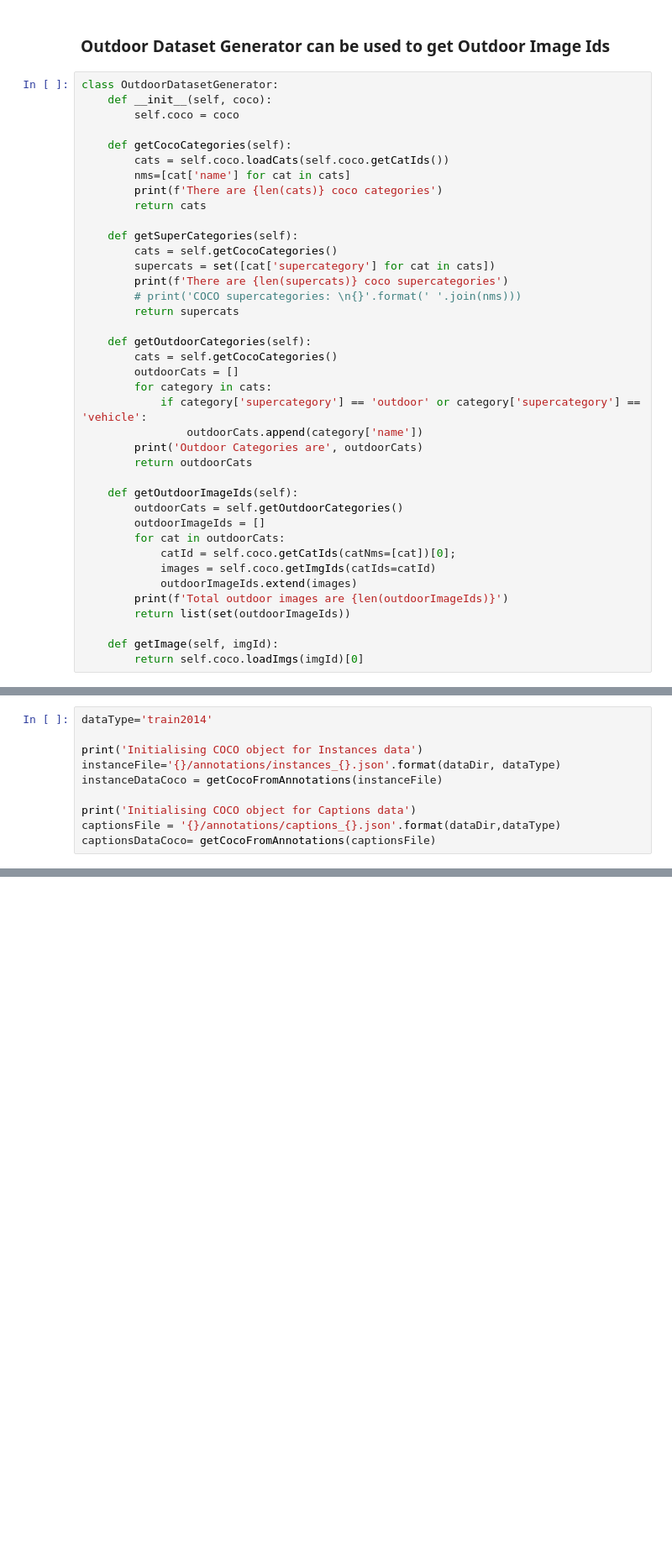
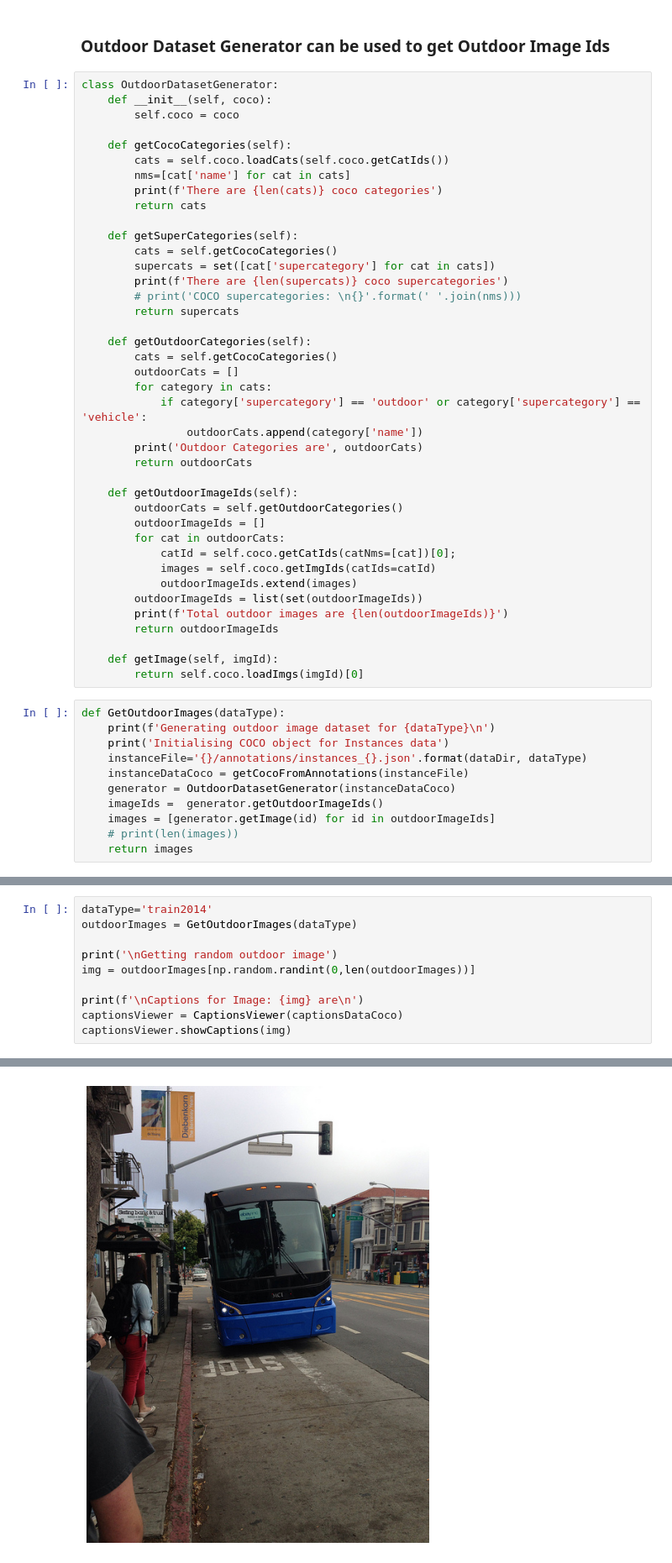
Before and after one commit to mayankiitg/Deep-Neural-Vision, a Jupyter notebook: Data-Preprocessing.ipynb, the cells around one changed output, grey strips where cells are left out. Shown at 84% size. Saved outputs shown, nothing was run; the diff lists cells and outputs as text; blank space fills up the shorter version.

Commit message:
First version of outdoor dataset

```diff
--- a/Data-Preprocessing.ipynb
+++ b/Data-Preprocessing.ipynb
@@ -60,8 +67,20 @@ class OutdoorDatasetGenerator:
             catId = self.coco.getCatIds(catNms=[cat])[0];
             images = self.coco.getImgIds(catIds=catId)
             outdoorImageIds.extend(images)
+        outdoorImageIds = list(set(outdoorImageIds))
         print(f'Total outdoor images are {len(outdoorImageIds)}')
-        return list(set(outdoorImageIds))
+        return outdoorImageIds
 
     def getImage(self, imgId):
         return self.coco.loadImgs(imgId)[0]
+# %%
+def GetOutdoorImages(dataType):
+    print(f'Generating outdoor image dataset for {dataType}\n')
+    print('Initialising COCO object for Instances data')
+    instanceFile='{}/annotations/instances_{}.json'.format(dataDir, dataType)
+    instanceDataCoco = getCocoFromAnnotations(instanceFile)
+    generator = OutdoorDatasetGenerator(instanceDataCoco)
+    imageIds =  generator.getOutdoorImageIds()
+    images = [generator.getImage(id) for id in outdoorImageIds]
+    # print(len(images))
+    return images
@@ -77,13 +111,3 @@ class CaptionsViewer:
         anns = self.coco.loadAnns(annIds)
         self.coco.showAnns(anns)
         showImage(img)
-# %%
-dataType='train2014'
-
-print('Initialising COCO object for Instances data')
-instanceFile='{}/annotations/instances_{}.json'.format(dataDir, dataType)
-instanceDataCoco = getCocoFromAnnotations(instanceFile)
-
-print('Initialising COCO object for Captions data')
-captionsFile = '{}/annotations/captions_{}.json'.format(dataDir,dataType)
-captionsDataCoco= getCocoFromAnnotations(captionsFile)
@@ -118,0 +114,11 @@ The city bus is parked outside in the parking lot.
+# %%
+dataType='train2014'
+outdoorImages = GetOutdoorImages(dataType)
+
+print('\nGetting random outdoor image')
+img = outdoorImages[np.random.randint(0,len(outdoorImages))]
+
+print(f'\nCaptions for Image: {img} are\n')
+captionsViewer = CaptionsViewer(captionsDataCoco)
+captionsViewer.showCaptions(img)
+# %% [output]
@@ -118,0 +145 @@ The city bus is parked outside in the parking lot.
+[figure, added]
```
Also changed, not shown: parts of 7 cells of this notebook, 1 other file.
